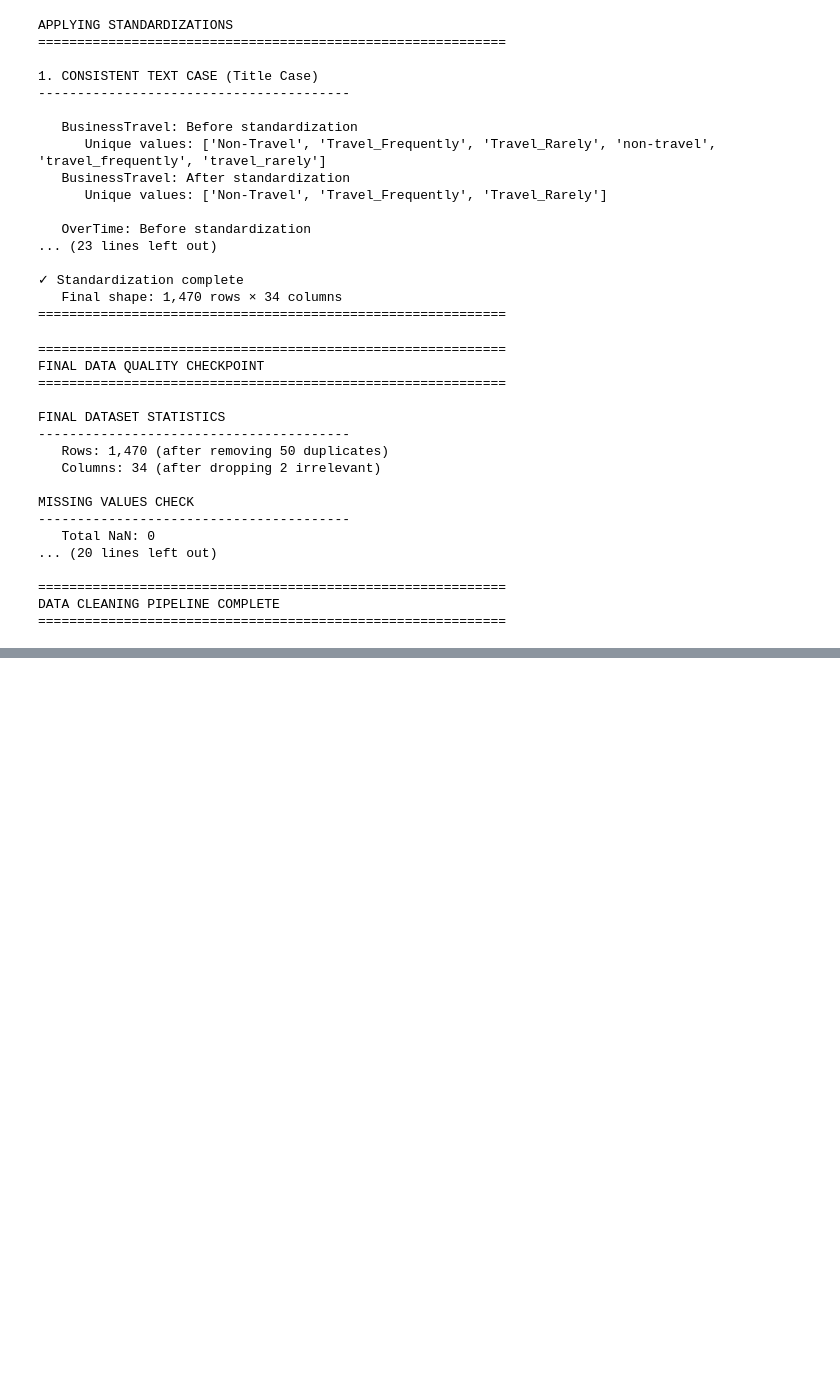
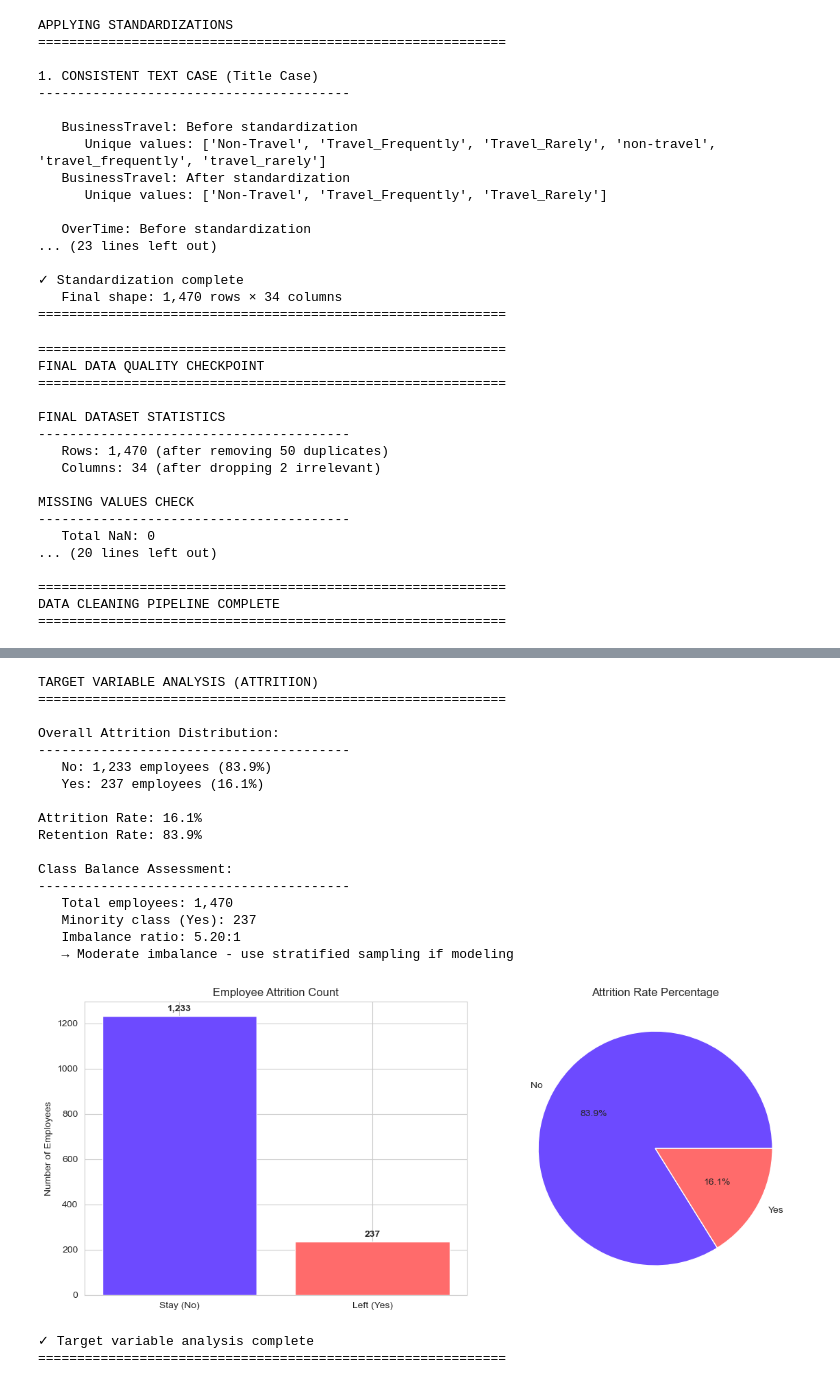
Before and after one commit to JosteinCT/data-analytics-portfolio, a Jupyter notebook: project-2-python/notebooks/01_hr_attrition_eda.ipynb, the cells around one changed output, grey strips where cells are left out. Drawn from its saved outputs; the diff is of its cells as text; code cells hidden in the pictures; blank space fills up the shorter version.

```diff
--- a/project-2-python/notebooks/01_hr_attrition_eda.ipynb
+++ b/project-2-python/notebooks/01_hr_attrition_eda.ipynb
@@ -582,0 +806,76 @@ DATA CLEANING PIPELINE COMPLETE
+# %%
+print("TARGET VARIABLE ANALYSIS (ATTRITION)")
+print("="*60)
+
+# Calculate attrition distribution
+attrition_counts = df['Attrition'].value_counts()
+attrition_pct = df['Attrition'].value_counts(normalize=True) * 100
+
+print(f"\nOverall Attrition Distribution:")
+print("-"*40)
+for status, count in attrition_counts.items():
+    pct = attrition_pct[status]
+    print(f"   {status}: {count:,} employees ({pct:.1f}%)")
+
+print(f"\nAttrition Rate: {attrition_pct.get('Yes', 0):.1f}%")
+print(f"Retention Rate: {attrition_pct.get('No', 0):.1f}%")
+
+# Class balance assessment
+total = len(df)
+minority_class = attrition_counts.min()
+imbalance_ratio = attrition_counts.max() / attrition_counts.min()
+
+print(f"\nClass Balance Assessment:")
+print("-"*40)
+print(f"   Total employees: {total:,}")
+print(f"   Minority class (Yes): {minority_class:,}")
+print(f"   Imbalance ratio: {imbalance_ratio:.2f}:1")
+
+if imbalance_ratio < 3:
+    print("   → Dataset relatively balanced for analysis")
+elif imbalance_ratio < 10:
+    print("   → Moderate imbalance - use stratified sampling if modeling")
+else:
+    print("   → High imbalance - consider SMOTE/oversampling if modeling")
+
+# Visualize attrition distribution
+fig, axes = plt.subplots(1, 2, figsize=(12, 5))
+
+# Bar plot
+axes[0].bar(['Stay (No)', 'Left (Yes)'], attrition_counts.values, color=['#6d4aff', '#ff6b6b'])
+axes[0].set_title('Employee Attrition Count')
+axes[0].set_ylabel('Number of Employees')
+for i, v in enumerate(attrition_counts.values):
+    axes[0].text(i, v + 20, f'{v:,}', ha='center', fontweight='bold')
+
+# Pie chart
+axes[1].pie(attrition_counts.values, labels=attrition_counts.index, autopct='%1.1f%%', colors=['#6d4aff', '#ff6b6b'])
+axes[1].set_title('Attrition Rate Percentage')
+
+plt.tight_layout()
+plt.savefig('../outputs/02_attrition_distribution.png', dpi=300, bbox_inches='tight')
+plt.show()
+
+print("\n✓ Target variable analysis complete")
+print("="*60)
+# %% [output]
+TARGET VARIABLE ANALYSIS (ATTRITION)
+============================================================
+
+Overall Attrition Distribution:
+----------------------------------------
+   No: 1,233 employees (83.9%)
+   Yes: 237 employees (16.1%)
+
+Attrition Rate: 16.1%
+Retention Rate: 83.9%
+
+Class Balance Assessment:
+----------------------------------------
+   Total employees: 1,470
+   Minority class (Yes): 237
+   Imbalance ratio: 5.20:1
+   → Moderate imbalance - use stratified sampling if modeling
+[figure, added]
+✓ Target variable analysis complete
+============================================================
```
Also changed, not shown: parts of 14 cells of this notebook, 9 other files.
